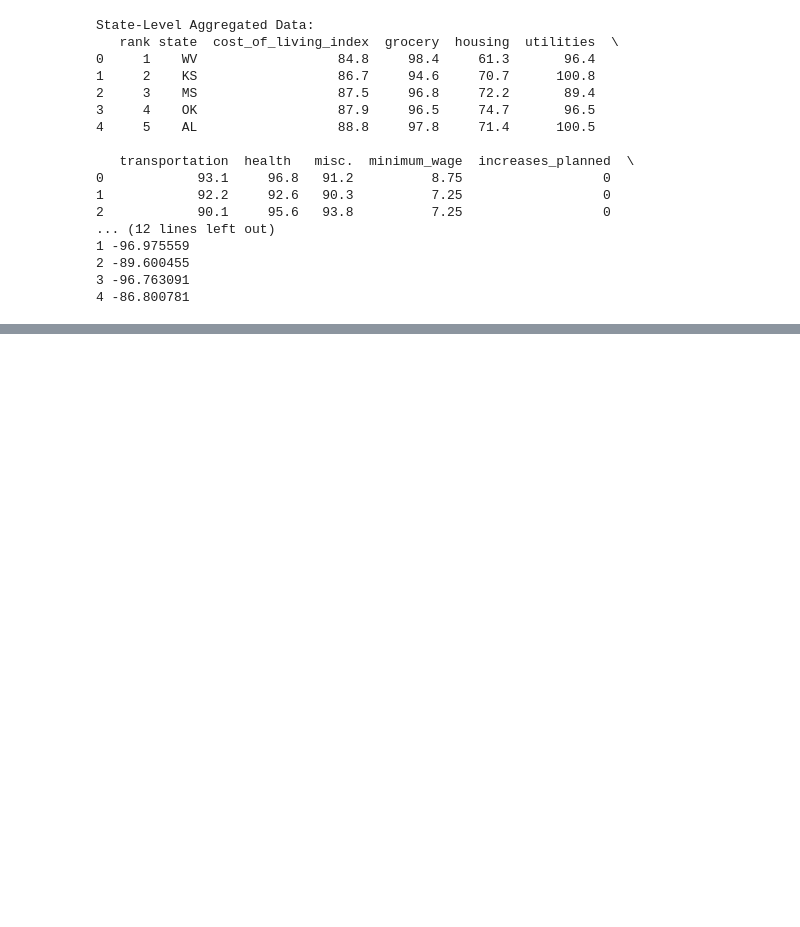
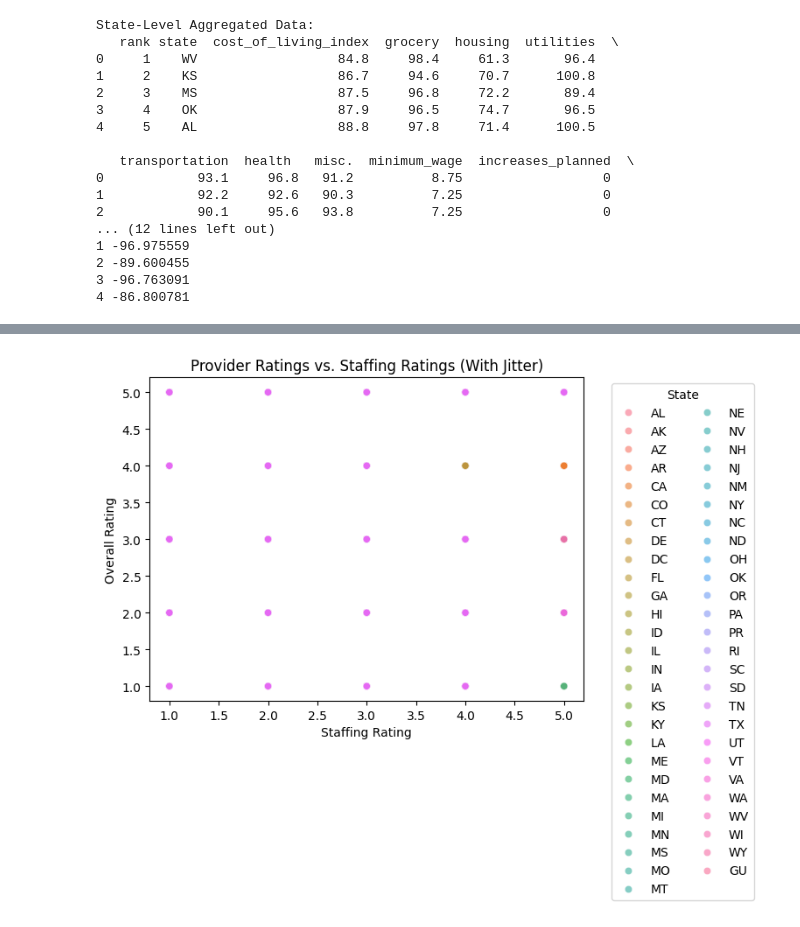
Before and after one commit to jcoo573/Capstone-Project-Nursing-Home-Wages-Qual_Care-Analysis, a Jupyter notebook: notebooks/data_wrangling_and_analysis.ipynb, the cells around one changed output, grey strips where cells are left out. Cells and saved outputs as stored; diff of their text form; code cells hidden in the pictures; blank space fills up the shorter version.

Commit message:
aggregating and joining data sets and creating visualizations for exploration

```diff
--- a/notebooks/data_wrangling_and_analysis.ipynb
+++ b/notebooks/data_wrangling_and_analysis.ipynb
@@ -307,0 +417,17 @@ State-Level Aggregated Data:
+# %%
+
+# Scatter plot: Overall Rating vs. Staffing Rating
+sns.scatterplot(
+    data=provider_enriched,
+    x='staffing_rating',
+    y='overall_rating',
+    hue='state',
+    alpha=0.6
+)
+plt.title('Provider Ratings vs. Staffing Ratings (With Jitter)')
+plt.xlabel('Staffing Rating')
+plt.ylabel('Overall Rating')
+plt.legend(title='State', bbox_to_anchor=(1.05, 1), loc='upper left', ncol=2)
+plt.show()
+# %% [output]
+[figure, added]
```
Also changed, not shown: parts of 11 cells of this notebook, 1 other file.
